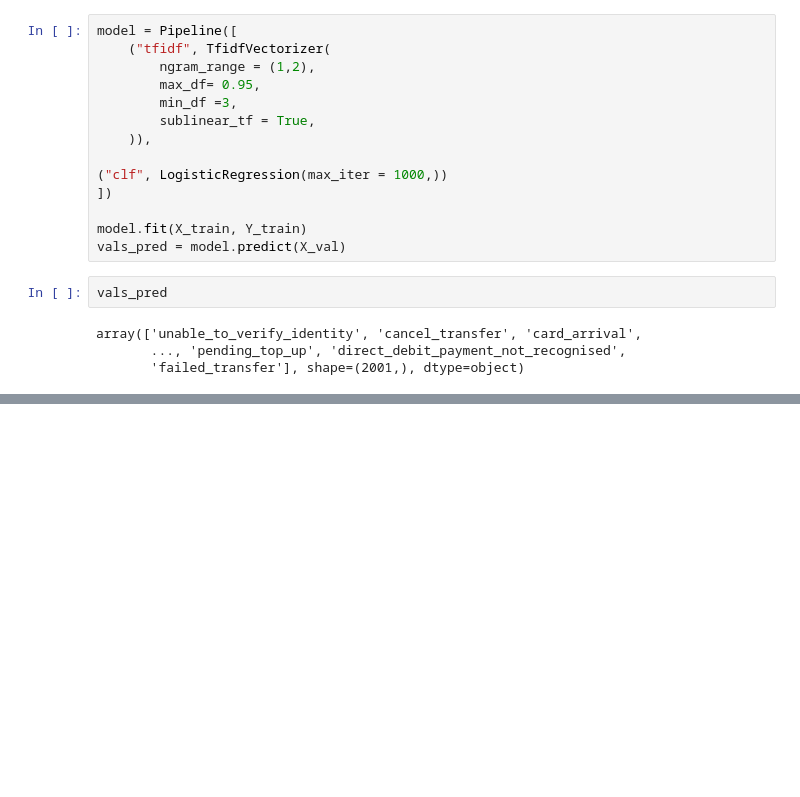
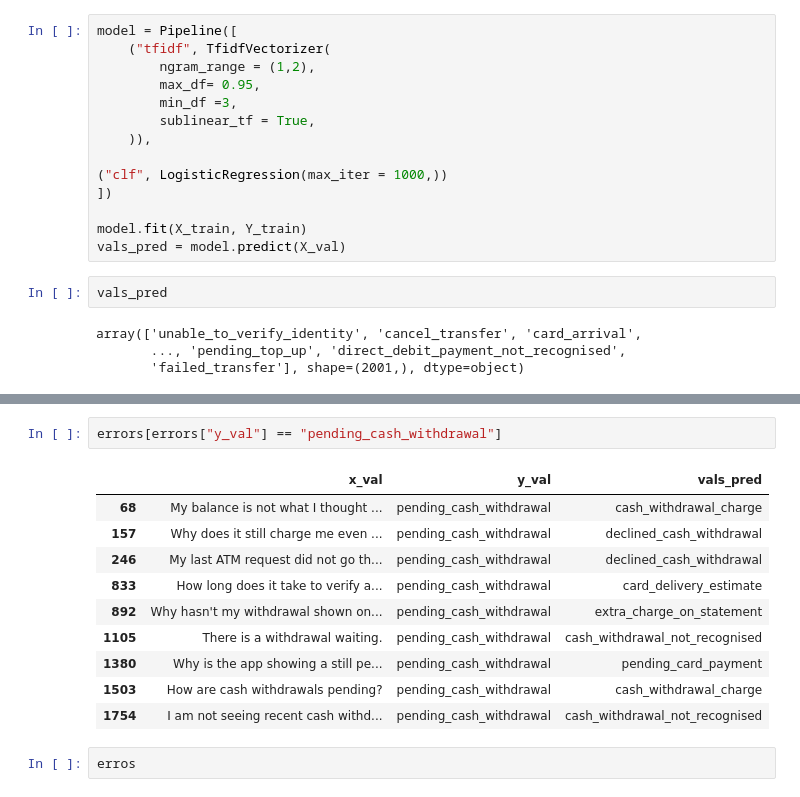
Before and after one commit to CaseyKiiza2026/banking-intent-ranking, a Jupyter notebook: notebooks/01_eda.ipynb, the cells around one changed output, grey strips where cells are left out. Drawn from its saved outputs; the diff is of its cells as text; blank space fills up the shorter version.

```diff
--- a/notebooks/01_eda.ipynb
+++ b/notebooks/01_eda.ipynb
@@ -375,0 +399,15 @@ balance_not_updated_after_cheque_or_cash_deposit       0.84      0.86      0.85
+# %%
+errors[errors["y_val"] == "pending_cash_withdrawal"]
+# %% [output]
+|  | x_val | y_val | vals_pred |
+| 68 | My balance is not what I thought ... | pending_cash_withdrawal | cash_withdrawal_charge |
+| 157 | Why does it still charge me even ... | pending_cash_withdrawal | declined_cash_withdrawal |
+| 246 | My last ATM request did not go th... | pending_cash_withdrawal | declined_cash_withdrawal |
+| 833 | How long does it take to verify a... | pending_cash_withdrawal | card_delivery_estimate |
+| 892 | Why hasn't my withdrawal shown on... | pending_cash_withdrawal | extra_charge_on_statement |
+| 1105 | There is a withdrawal waiting. | pending_cash_withdrawal | cash_withdrawal_not_recognised |
+| 1380 | Why is the app showing a still pe... | pending_cash_withdrawal | pending_card_payment |
+| 1503 | How are cash withdrawals pending? | pending_cash_withdrawal | cash_withdrawal_charge |
+| 1754 | I am not seeing recent cash withd... | pending_cash_withdrawal | cash_withdrawal_not_recognised |
+# %%
+erros
```
Also changed, not shown: parts of 4 cells of this notebook.
